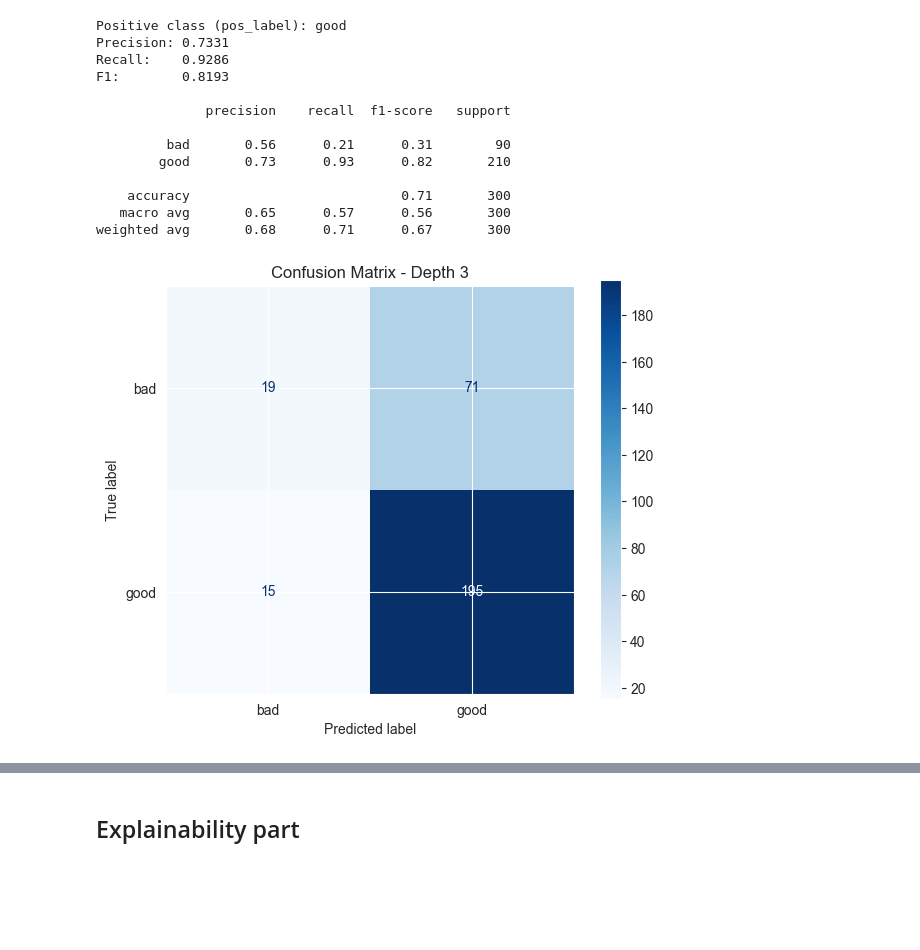
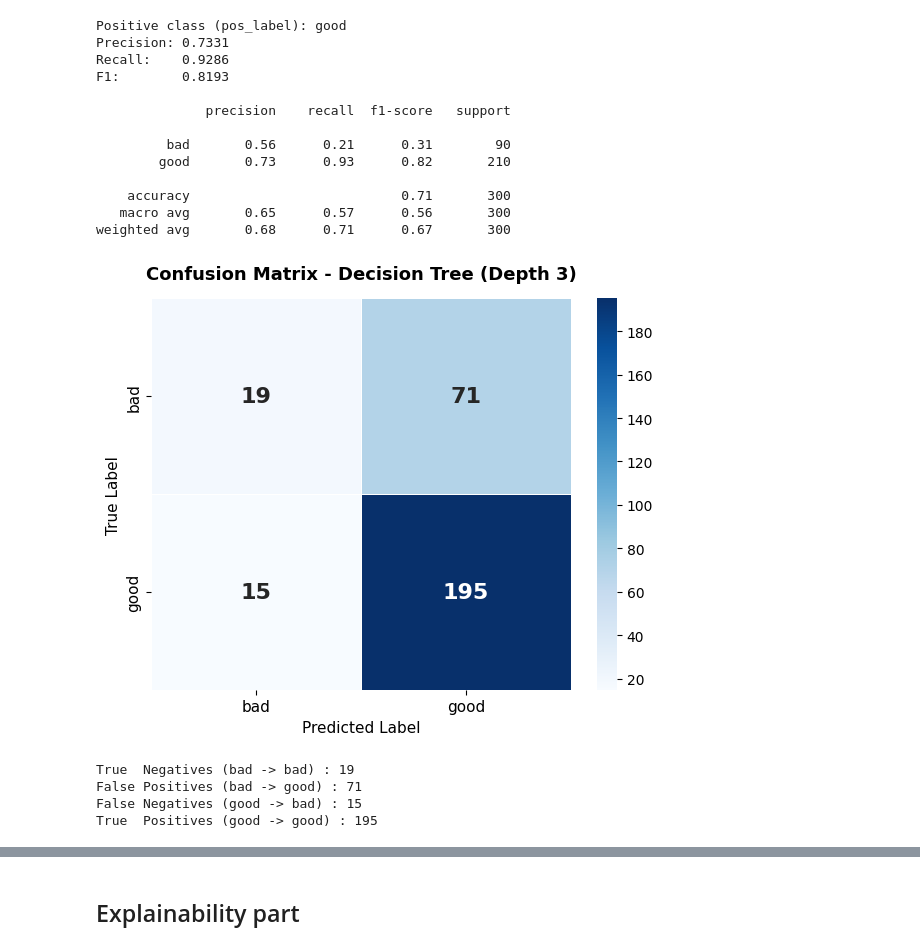
Before and after one commit to cezar03/ExplainableAI, a Jupyter notebook: decision_tree+exai.ipynb, the cells around one changed output, grey strips where cells are left out. Cells and saved outputs as stored; diff of their text form; code cells hidden in the pictures; blank space fills up the shorter version.

```diff
--- a/decision_tree+exai.ipynb
+++ b/decision_tree+exai.ipynb
@@ -209,14 +229,36 @@ F1:        0.8193
 weighted avg       0.68      0.71      0.67       300
 # %%
 cm_d3 = confusion_matrix(y_test, y_pred_d3, labels=class_names)
-disp = ConfusionMatrixDisplay(confusion_matrix=cm_d3, display_labels=class_names)
+
 fig, ax = plt.subplots(figsize=(6, 5))
-disp.plot(ax=ax, colorbar=True, cmap='Blues')
-ax.set_title('Confusion Matrix - Depth 3')
+sns.heatmap(
+    cm_d3, annot=True, fmt="d", cmap="Blues",
+    linewidths=0.5, linecolor="white",
+    xticklabels=class_names, yticklabels=class_names,
+    ax=ax, annot_kws={"size": 16, "weight": "bold"}
+)
+
+ax.set_title("Confusion Matrix - Decision Tree (Depth 3)", fontsize=13, fontweight="bold", pad=14)
+ax.set_xlabel("Predicted Label", fontsize=11)
+ax.set_ylabel("True Label", fontsize=11)
+ax.tick_params(axis="both", labelsize=11)
+
 plt.tight_layout()
 plt.show()
+
+
+if cm_d3.shape == (2, 2):
+    tn, fp, fn, tp = cm_d3.ravel()
+    print(f"True  Negatives ({class_names[0]} -> {class_names[0]}) : {tn}")
+    print(f"False Positives ({class_names[0]} -> {class_names[1]}) : {fp}")
+    print(f"False Negatives ({class_names[1]} -> {class_names[0]}) : {fn}")
+    print(f"True  Positives ({class_names[1]} -> {class_names[1]}) : {tp}")
 # %% [output]
-[figure, old version]
+[figure, new version]
+True  Negatives (bad -> bad) : 19
+False Positives (bad -> good) : 71
+False Negatives (good -> bad) : 15
+True  Positives (good -> good) : 195
 # %%
 fig, ax = plt.subplots(figsize=(20, 10))
 plot_tree(
```
Also changed, not shown: parts of 6 cells of this notebook, 19 other files.
